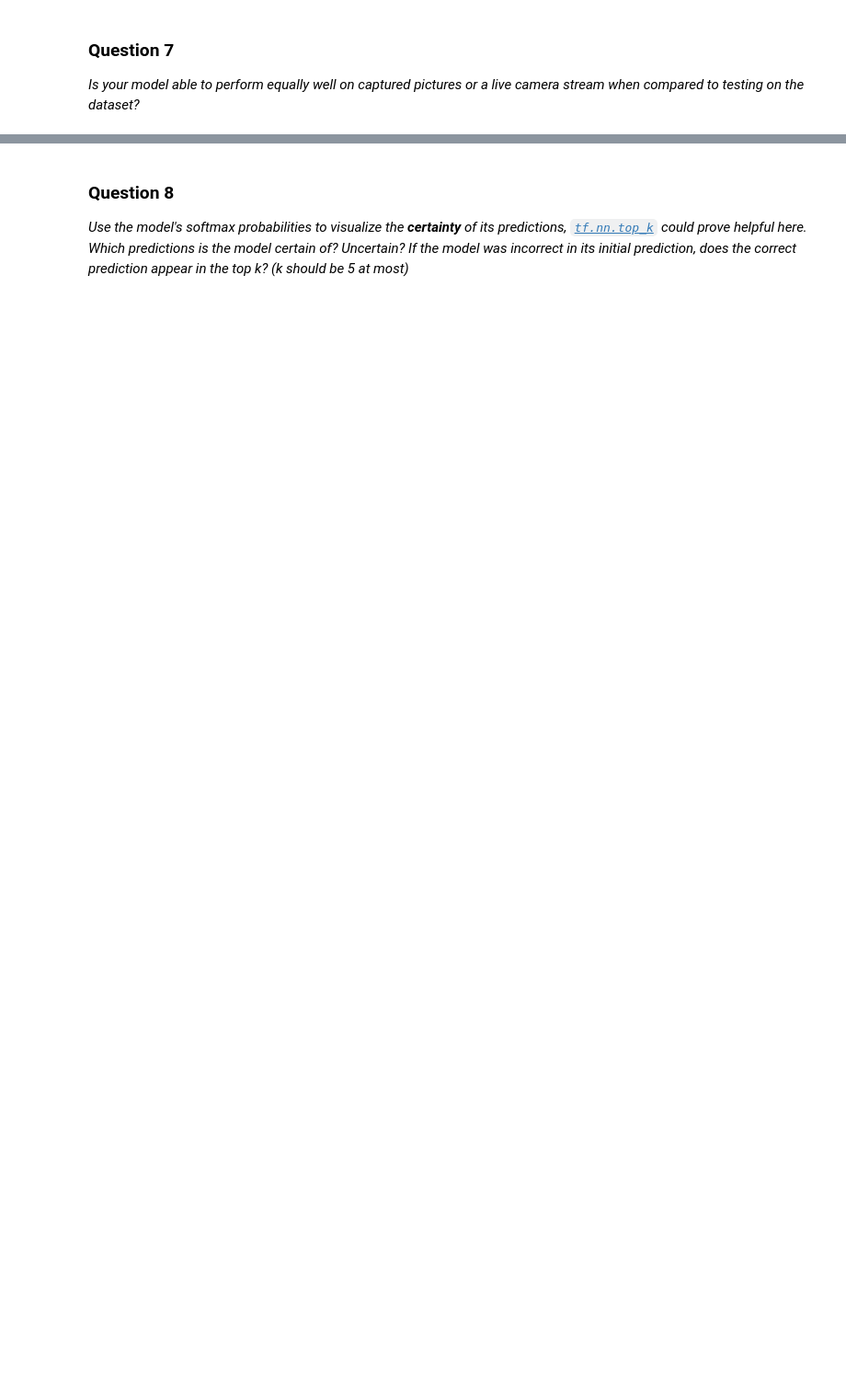
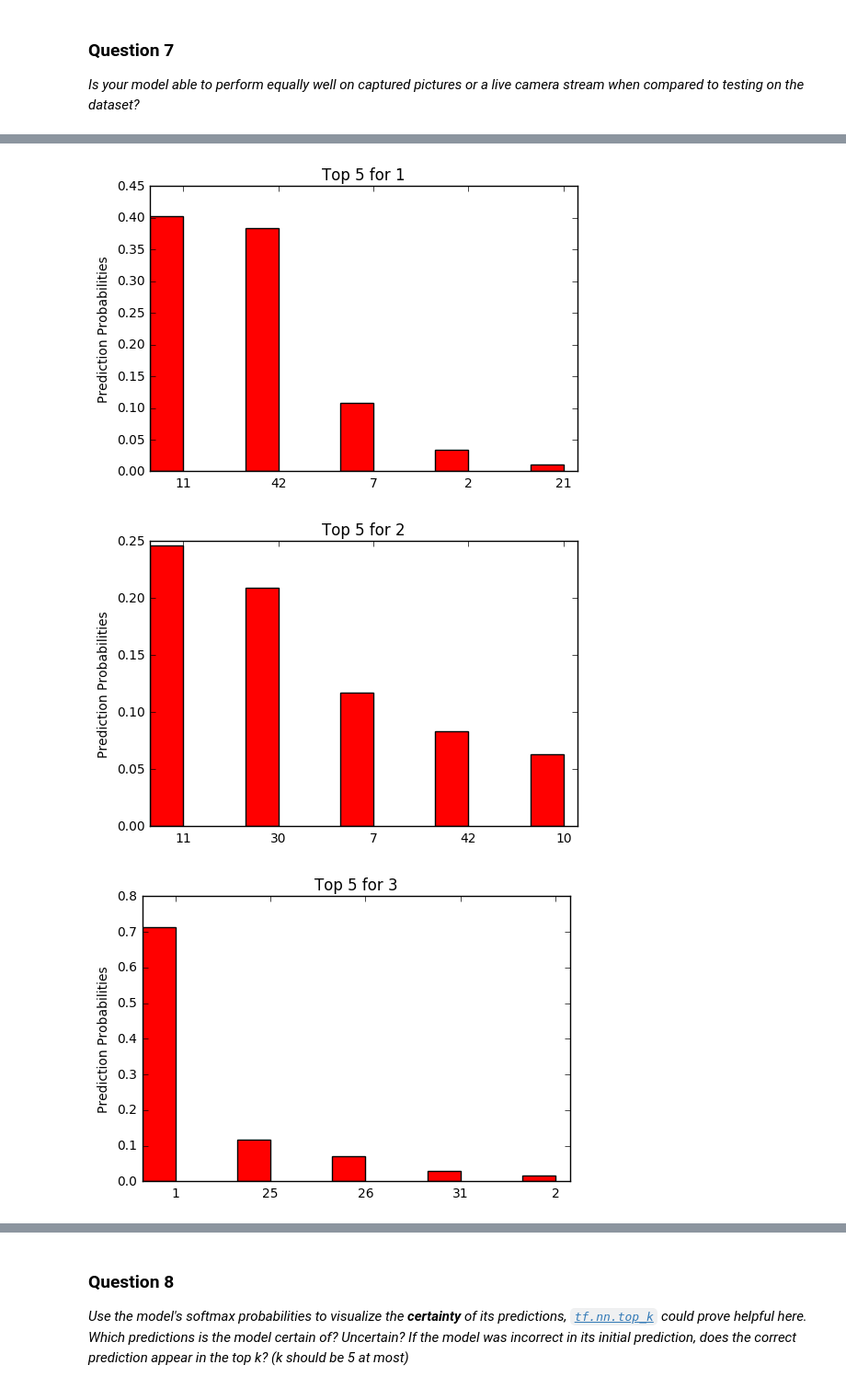
Before and after one commit to MWransky/traffic-signs, a Jupyter notebook: Traffic_Signs_Recognition.ipynb, the cells around one changed output, grey strips where cells are left out. Shown at 92% size. Cells and saved outputs as stored; diff of their text form; code cells hidden in the pictures; blank space fills up the shorter version.

```diff
--- a/Traffic_Signs_Recognition.ipynb
+++ b/Traffic_Signs_Recognition.ipynb
@@ -389,14 +409,14 @@ _What does your final architecture look like? (Type of model, layers, sizes, con
 **Answer:**
 # %%
 # Train model
-num_steps = 1501
+num_steps = 4501
 
 with tf.Session(graph=graph) as session:
+  tf.initialize_all_variables().run()
+  print('Initialized')
 #   tf.initialize_all_variables().run()
-#   print('Initialized')
-  tf.initialize_all_variables().run()
-  saver.restore(session, "/Users/michaelwransky/Documents/SDCND/traffic-signs/trained_weights/model.ckpt")
-  print('Model restored with latest weights')
+#   saver.restore(session, "/Users/michaelwransky/Documents/SDCND/traffic-signs/trained_weights/model.ckpt")
+#   print('Model restored with latest weights')
   for step in range(num_steps):
     offset = (step * batch_size) % (train_labels.shape[0] - batch_size)
     batch_data = train_dataset[offset:(offset + batch_size), :, :, :]
@@ -433,0 +456,6 @@ Model saved in file: /Users/michaelwransky/Documents/SDCND/traffic-signs/trained
+# %%
+with tf.Session(graph=graph) as session:
+  tf.initialize_all_variables().run()
+  saver.restore(session, "/Users/michaelwransky/Documents/SDCND/traffic-signs/trained_weights/model.ckpt")
+  print('Model restored with latest weights')
+  print('Test accuracy: %.1f%%' % accuracy(test_prediction.eval(), test_labels))
@@ -495,9 +554,11 @@ _Choose five candidate images of traffic signs and provide them in the report. A
 with tf.Session(graph=graph) as session:
   saver.restore(session, "/Users/michaelwransky/Documents/SDCND/traffic-signs/trained_weights/model.ckpt")
   print('Model restored with latest weights')
-  data_placeholder = tf.placeholder(tf.float32, [5, 32, 32, 3])
+  data_placeholder = tf.placeholder(tf.float32, [10, 32, 32, 3])
   predictions = tf.nn.softmax(model(data_placeholder))
-  pred_vals = session.run(predictions, feed_dict={data_placeholder: test_imgs_processed})
+  pred_vals = session.run(predictions, feed_dict={data_placeholder: test_img_data})
+  top_k = session.run(tf.nn.top_k(pred_vals, 5, sorted=True))
+  print("Predicted Labels")
   print(np.argmax(pred_vals, 1))
 # %% [output]
 Model restored with latest weights
@@ -513,0 +590,24 @@ _Is your model able to perform equally well on captured pictures or a live camer
+# %%
+# Pull out values and indices for top 5 softmax probability analysis
+top_k_values = top_k[0]
+top_k_indices = top_k[1]
+# %%
+### Visualize the softmax probabilities
+N = 5
+
+ind = np.arange(N)  # the x locations for the values
+width = 0.35       # the width of the bars
+
+for i in range(10):
+    plt.figure(i)
+    values = top_k_values[i]
+    plt.bar(ind, values, width, color='r')
+    plt.ylabel('Prediction Probabilities')
+    plt.title('Top 5 for {}'.format(str(i+1)))
+    plt.xticks(ind+width, tuple(top_k_indices[i]))
+
+plt.show()
+# %% [output]
+[figure, added]
+[figure, added]
+[figure, added]
```
Also changed, not shown: parts of 22 cells of this notebook, 2 other files.
